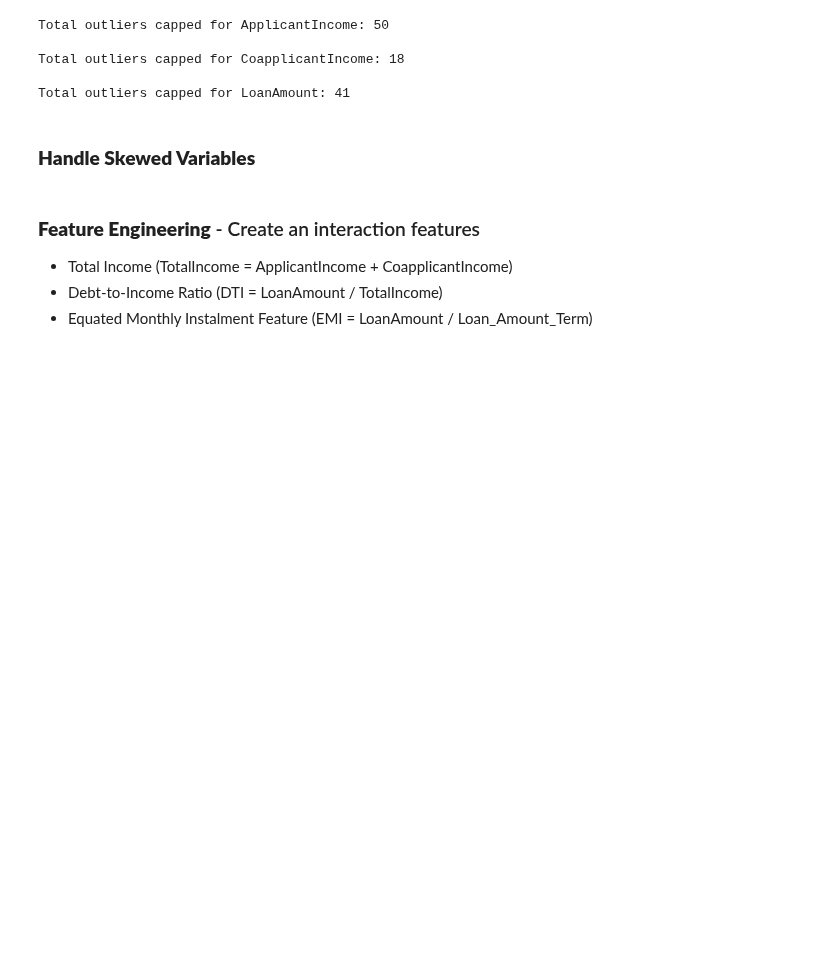
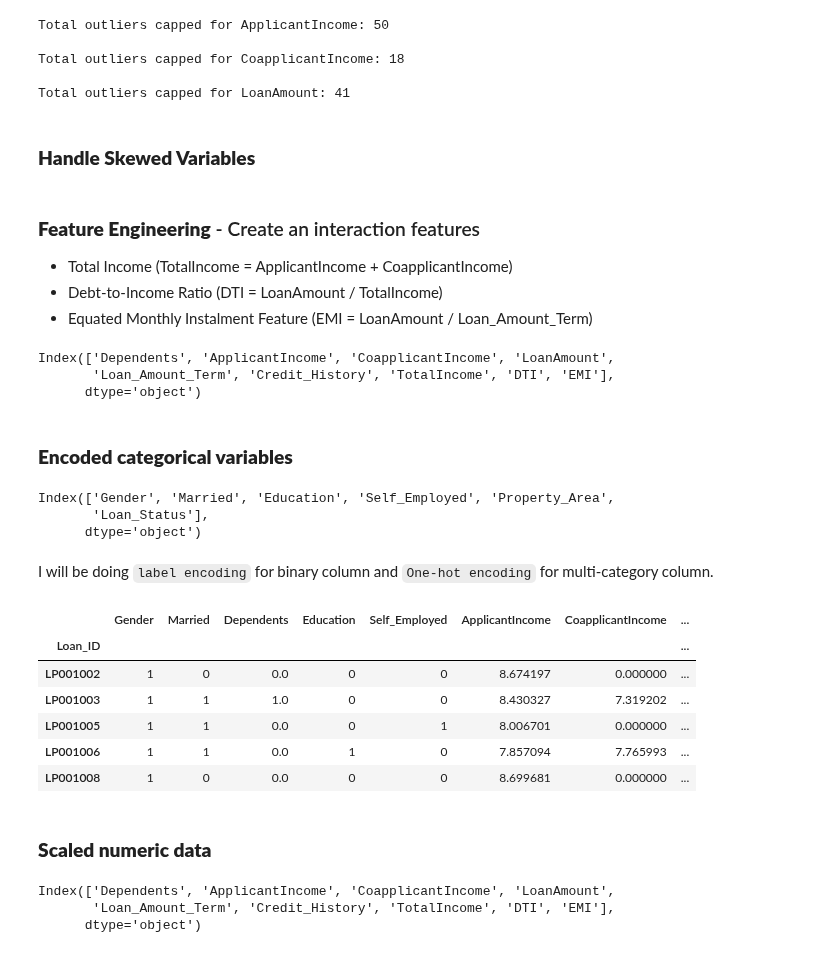
Before and after one commit to Olajcodes/abioye_olajide_tasks, a Jupyter notebook: week_eleven/task25/preprocessing.ipynb, the cells around one changed output. Saved outputs shown, nothing was run; the diff lists cells and outputs as text; code cells hidden in the pictures; blank space fills up the shorter version.

```diff
--- a/week_eleven/task25/preprocessing.ipynb
+++ b/week_eleven/task25/preprocessing.ipynb
@@ -166,0 +169,50 @@ df["EMI"] = df["LoanAmount"] / df["Loan_Amount_Term"]
+# %%
+# Let get our numerical column before label encoding
+num_cols = df.select_dtypes(include='number').columns
+num_cols
+# %% [output]
+Index(['Dependents', 'ApplicantIncome', 'CoapplicantIncome', 'LoanAmount',
+       'Loan_Amount_Term', 'Credit_History', 'TotalIncome', 'DTI', 'EMI'],
+      dtype='object')
+# %% [markdown]
+### **Encoded categorical variables**
+# %%
+# Let encode our categorical feature into numerical.
+categorical_col = df.select_dtypes(include='object').columns
+categorical_col
+# %% [output]
+Index(['Gender', 'Married', 'Education', 'Self_Employed', 'Property_Area',
+       'Loan_Status'],
+      dtype='object')
+# %% [markdown]
+I will be doing `label encoding` for binary column and `One-hot encoding` for multi-category column.
+# %%
+# Label encoding
+label_encode = LabelEncoder()
+
+binary_col = ["Gender", "Married", "Education", "Self_Employed", "Loan_Status"]
+
+for col in binary_col:
+    df[col] = label_encode.fit_transform(df[col])
+
+# One-hot encoding
+df = pd.get_dummies(df, columns=["Property_Area"], drop_first=True)
+
+# Let's have the snapshot
+df.head()
+# %% [output]
+|  | Gender | Married | Dependents | Education | Self_Employed | ApplicantIncome | CoapplicantIncome | ... |
+| Loan_ID |  |  |  |  |  |  |  | ... |
+| LP001002 | 1 | 0 | 0.0 | 0 | 0 | 8.674197 | 0.000000 | ... |
+| LP001003 | 1 | 1 | 1.0 | 0 | 0 | 8.430327 | 7.319202 | ... |
+| LP001005 | 1 | 1 | 0.0 | 0 | 1 | 8.006701 | 0.000000 | ... |
+| LP001006 | 1 | 1 | 0.0 | 1 | 0 | 7.857094 | 7.765993 | ... |
+| LP001008 | 1 | 0 | 0.0 | 0 | 0 | 8.699681 | 0.000000 | ... |
+# %% [markdown]
+### **Scaled numeric data**
+# %%
+num_cols
+# %% [output]
+Index(['Dependents', 'ApplicantIncome', 'CoapplicantIncome', 'LoanAmount',
+       'Loan_Amount_Term', 'Credit_History', 'TotalIncome', 'DTI', 'EMI'],
+      dtype='object')
```
Also changed, not shown: parts of 7 cells of this notebook, 1 other file.
